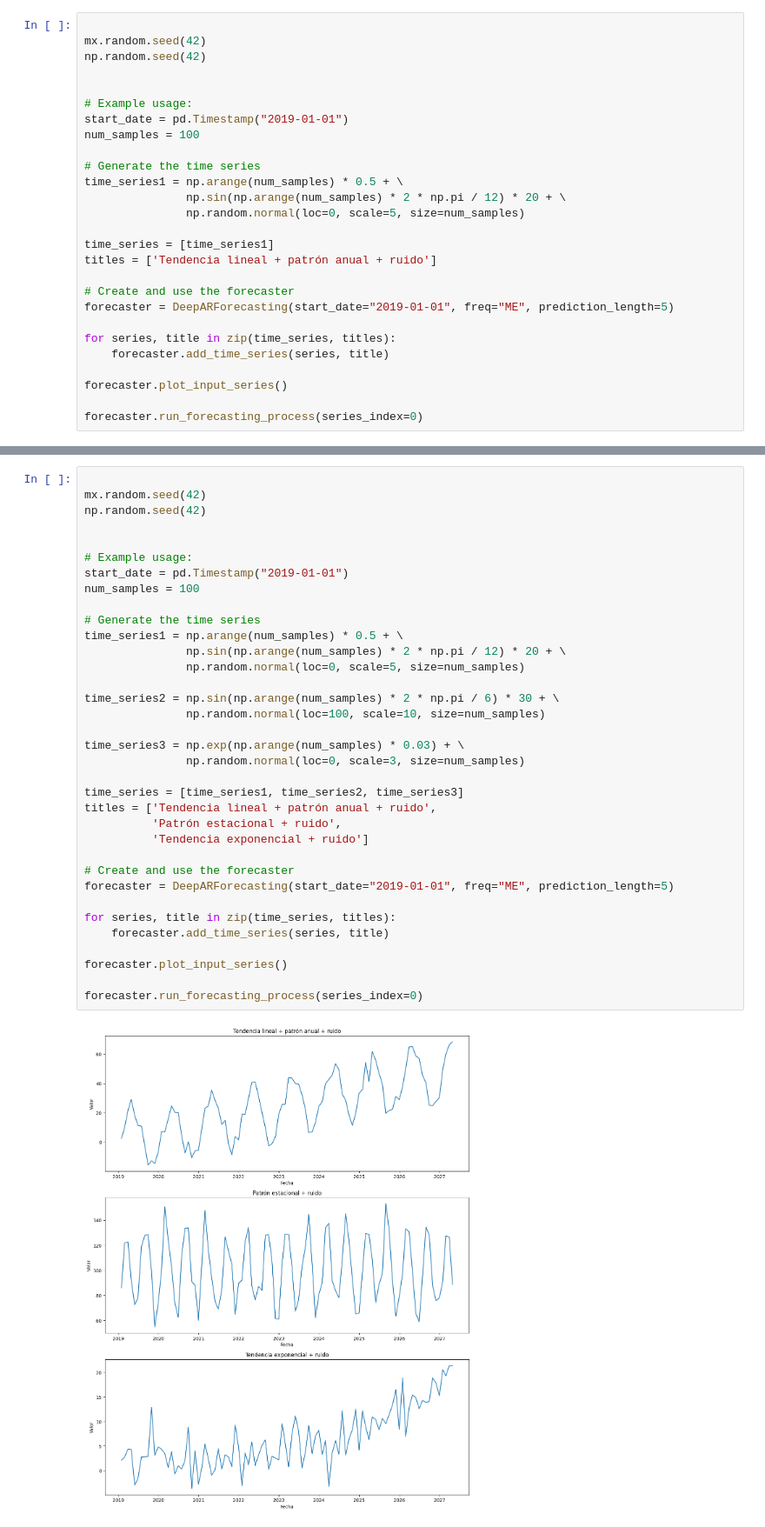
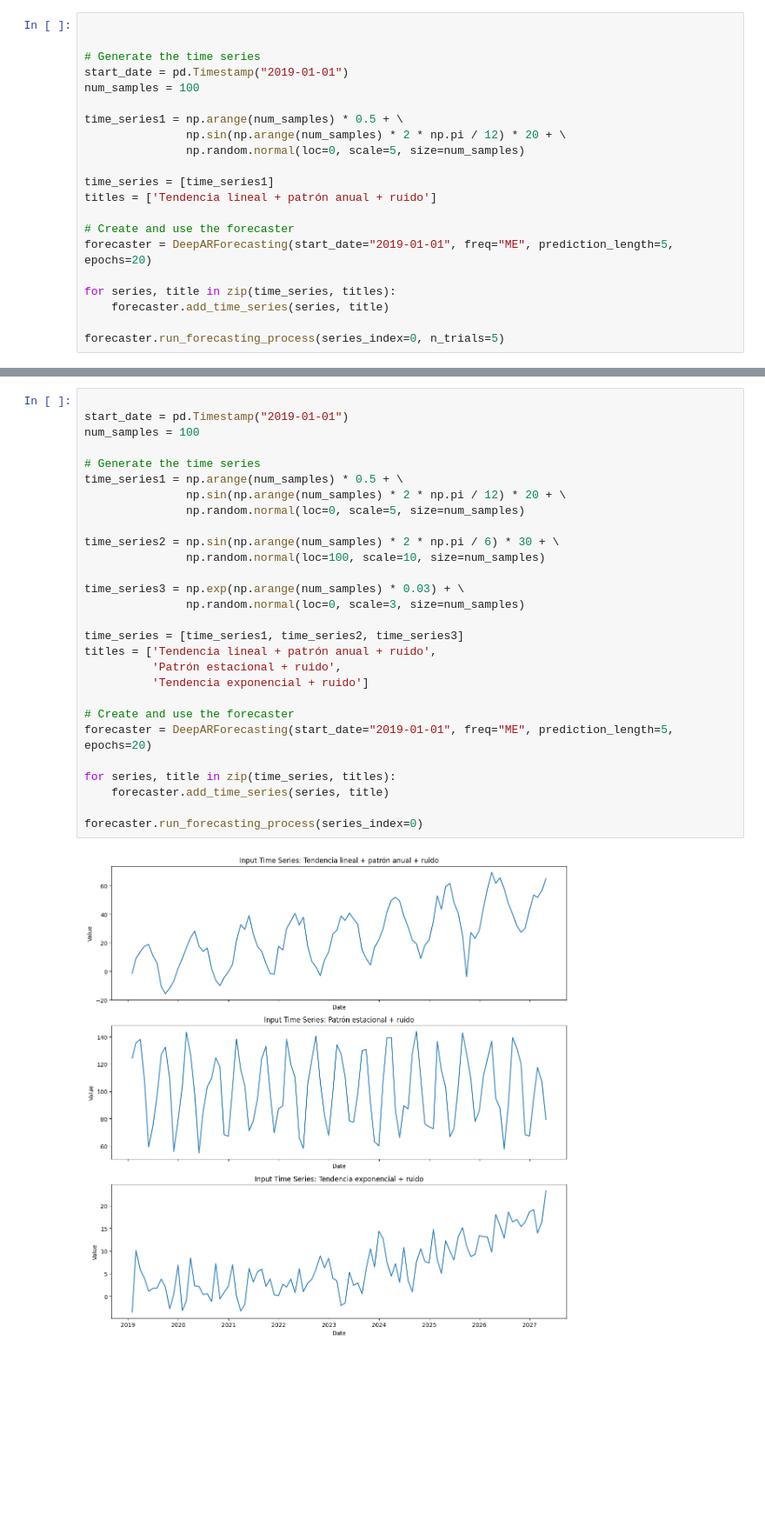
Before and after one commit to Plealm/Acciones_Series_Temporales, a Jupyter notebook: src/Gluon_TS/DeepAR.ipynb, the cells around one changed output, grey strips where cells are left out. Shown at 87% size. Cells and saved outputs as stored; diff of their text form; blank space fills up the shorter version.

```diff
--- a/src/Gluon_TS/DeepAR.ipynb
+++ b/src/Gluon_TS/DeepAR.ipynb
@@ -221,14 +334,10 @@ class DeepARForecasting:
 # %%
 
-mx.random.seed(42)
-np.random.seed(42)
 
-
-# Example usage:
+# Generate the time series
 start_date = pd.Timestamp("2019-01-01")
 num_samples = 100
 
-# Generate the time series
 time_series1 = np.arange(num_samples) * 0.5 + \
                np.sin(np.arange(num_samples) * 2 * np.pi / 12) * 20 + \
                np.random.normal(loc=0, scale=5, size=num_samples)
@@ -237,12 +346,10 @@ time_series = [time_series1]
 titles = ['Tendencia lineal + patrón anual + ruido']
 
 # Create and use the forecaster
-forecaster = DeepARForecasting(start_date="2019-01-01", freq="ME", prediction_length=5)
+forecaster = DeepARForecasting(start_date="2019-01-01", freq="ME", prediction_length=5, epochs=20)
 
 for series, title in zip(time_series, titles):
     forecaster.add_time_series(series, title)
 
-forecaster.plot_input_series()
-
-forecaster.run_forecasting_process(series_index=0)
+forecaster.run_forecasting_process(series_index=0, n_trials=5)
 # %% [output]
@@ -268,37 +398,30 @@ Paso 2:
 # %%
 
-mx.random.seed(42)
-np.random.seed(42)
-
-
-# Example usage:
 start_date = pd.Timestamp("2019-01-01")
 num_samples = 100
 
 # Generate the time series
 time_series1 = np.arange(num_samples) * 0.5 + \
                np.sin(np.arange(num_samples) * 2 * np.pi / 12) * 20 + \
                np.random.normal(loc=0, scale=5, size=num_samples)
 
 time_series2 = np.sin(np.arange(num_samples) * 2 * np.pi / 6) * 30 + \
                np.random.normal(loc=100, scale=10, size=num_samples)
 
 time_series3 = np.exp(np.arange(num_samples) * 0.03) + \
                np.random.normal(loc=0, scale=3, size=num_samples)
 
 time_series = [time_series1, time_series2, time_series3]
 titles = ['Tendencia lineal + patrón anual + ruido',
           'Patrón estacional + ruido',
           'Tendencia exponencial + ruido']
 
 # Create and use the forecaster
-forecaster = DeepARForecasting(start_date="2019-01-01", freq="ME", prediction_length=5)
+forecaster = DeepARForecasting(start_date="2019-01-01", freq="ME", prediction_length=5, epochs=20)
 
 for series, title in zip(time_series, titles):
     forecaster.add_time_series(series, title)
 
-forecaster.plot_input_series()
-
 forecaster.run_forecasting_process(series_index=0)
 # %% [output]
-[figure, old version]
+[figure, new version]
```
Also changed, not shown: parts of 4 cells of this notebook.
